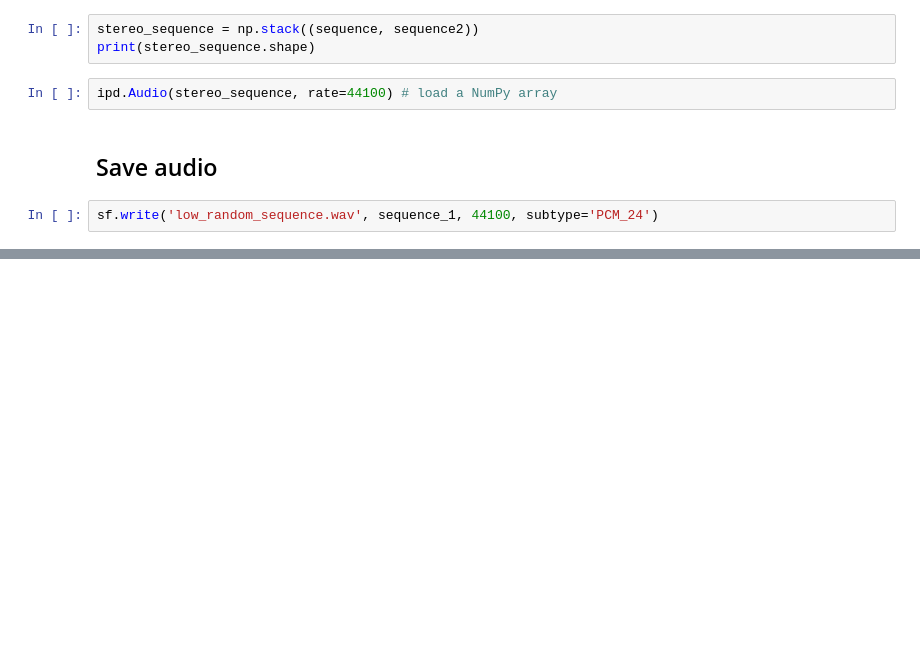
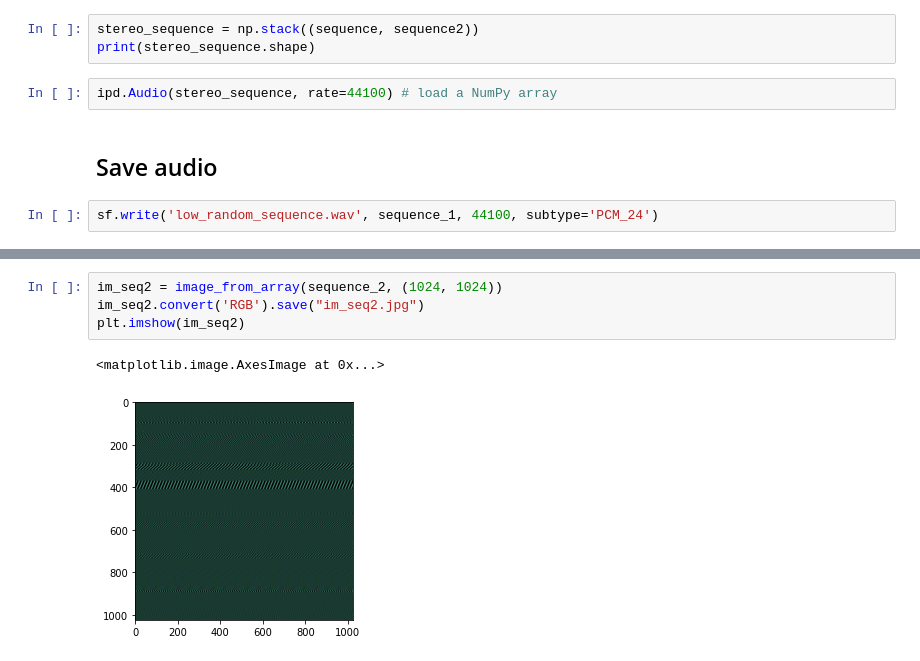
Before and after one commit to destefani/numpy_noise, a Jupyter notebook: numpy_noise.ipynb, the cells around one changed output, grey strips where cells are left out. Cells and saved outputs as stored; diff of their text form; blank space fills up the shorter version.

```diff
--- a/numpy_noise.ipynb
+++ b/numpy_noise.ipynb
@@ -88,0 +109,7 @@ sf.write('low_random_sequence.wav', sequence_1, 44100, subtype='PCM_24')
+# %%
+im_seq2 = image_from_array(sequence_2, (1024, 1024))
+im_seq2.convert('RGB').save("im_seq2.jpg")
+plt.imshow(im_seq2)
+# %% [output]
+<matplotlib.image.AxesImage at 0x...>
+[figure, added]
```
Also changed, not shown: parts of 7 cells of this notebook.
